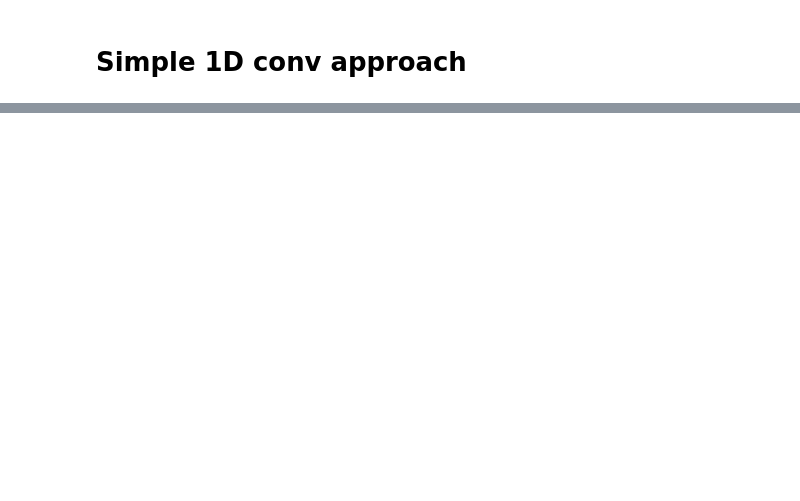
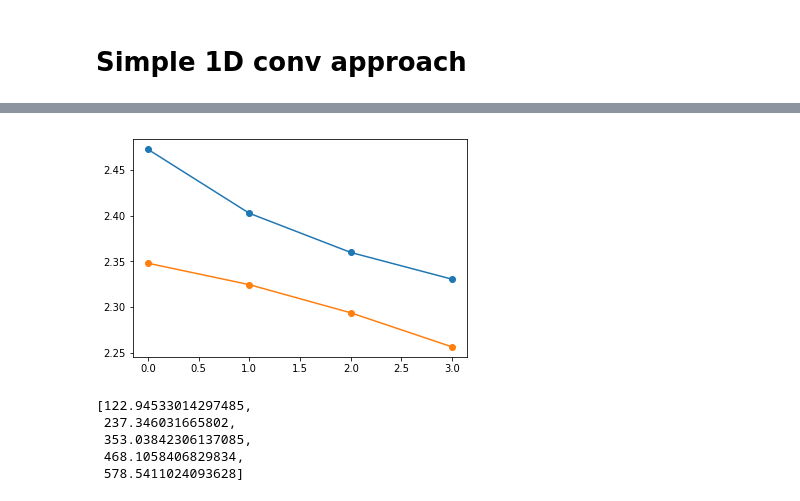
Before and after one commit to jacosol/UrbanSoundClassification, a Jupyter notebook: IpythonNotebooks/DatasetHandsOn.ipynb, the cells around one changed output, grey strips where cells are left out. Cells and saved outputs as stored; diff of their text form; code cells hidden in the pictures; blank space fills up the shorter version.

```diff
--- a/IpythonNotebooks/DatasetHandsOn.ipynb
+++ b/IpythonNotebooks/DatasetHandsOn.ipynb
@@ -445,0 +548,17 @@ submission
+# %%
+class SubsetSequentialSampler(Sampler):
+
+    """Samples elements sequentially from a given list of indices, always in the same order.
+    Arguments:
+        indices (list): a list of indices
+    """
+
+    def __init__(self, indices):
+        self.num_samples = len(indices)
+        self.indices = indices
+
+    def __iter__(self):
+        return iter(self.indices)
+
+    def __len__(self):
+        return self.num_samples
@@ -445,0 +694,14 @@ submission
+# %%
+plt.plot(train_loss_aftertraining,'-o')
+plt.plot(val_loss_aftertraining,'-o')
+plt.show()
+# %% [output]
+[figure, added]
+# %%
+train_loss_aftertraining
+# %% [output]
+[122.94533014297485,
+ 237.346031665802,
+ 353.03842306137085,
+ 468.1058406829834,
+ 578.5411024093628]
```
Also changed, not shown: parts of 49 cells of this notebook, 7 other files.
